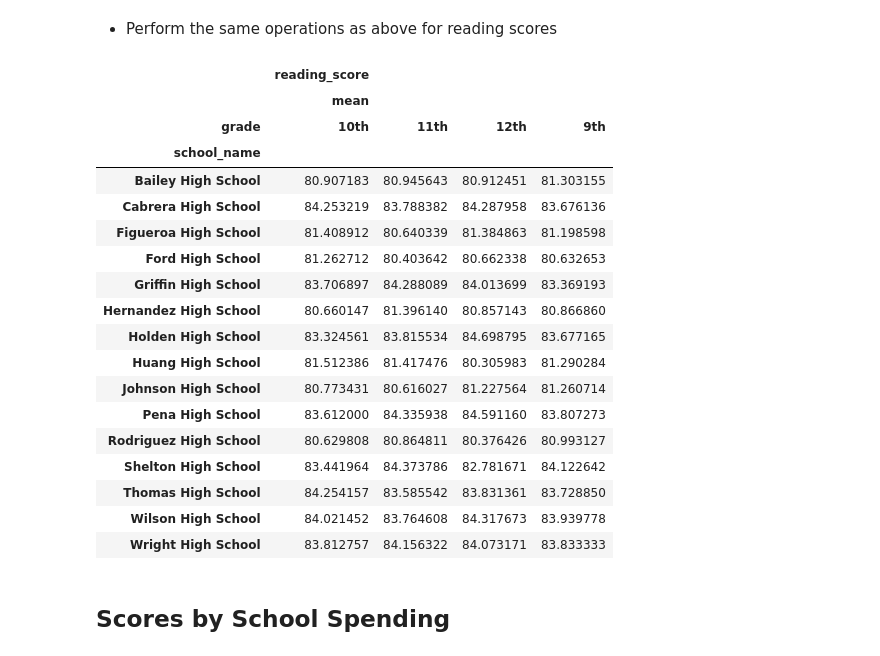
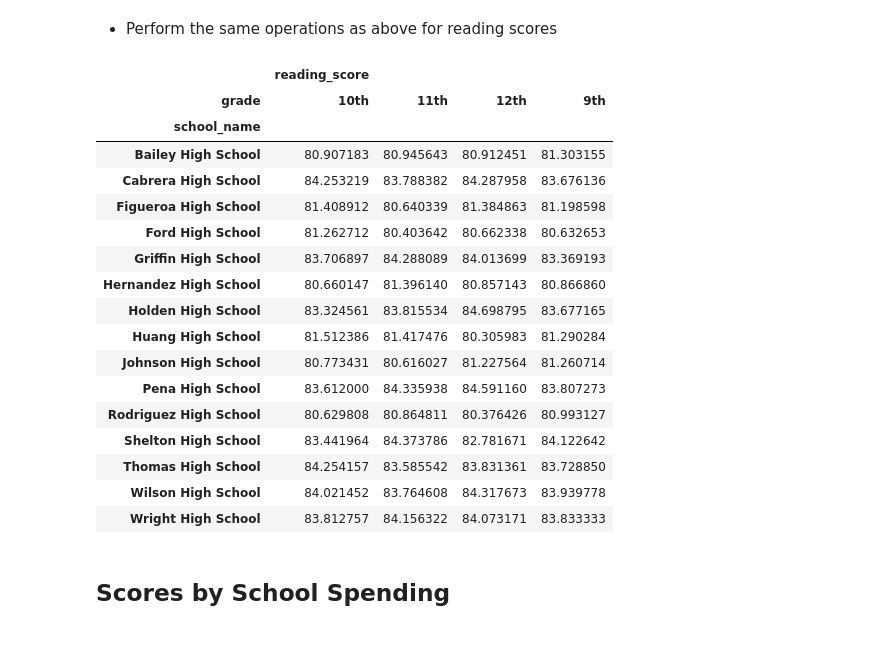
Before and after one commit to yukamara/pandas-challenge, a Jupyter notebook: PyCitySchools/PyCitySchools_starter.ipynb, the cells around one changed output. Cells and saved outputs as stored; diff of their text form; code cells hidden in the pictures.

```diff
--- a/PyCitySchools/PyCitySchools_starter.ipynb
+++ b/PyCitySchools/PyCitySchools_starter.ipynb
@@ -260,14 +275,13 @@ math_score_by_grade_df.unstack('grade')
 # %% [markdown]
 * Perform the same operations as above for reading scores
 # %%
-reading_score_by_grade = sdc_df[['grade','school_name','reading_score']].groupby(['school_name', 'grade']).agg(['mean'])
+reading_score_by_grade = sdc_df[['grade','school_name','reading_score']].groupby(['school_name', 'grade']).mean()
 reading_score_by_grade_df = pd.DataFrame(reading_score_by_grade)
 reading_score_by_grade_df
 
 reading_score_by_grade_df.unstack('grade')
 # %% [output]
 |  | reading_score |  |  |  |
-|  | mean |  |  |  |
 | grade | 10th | 11th | 12th | 9th |
 | school_name |  |  |  |  |
 | Bailey High School | 80.907183 | 80.945643 | 80.912451 | 81.303155 |
```
Also changed, not shown: parts of 8 cells of this notebook, 1 other file.
